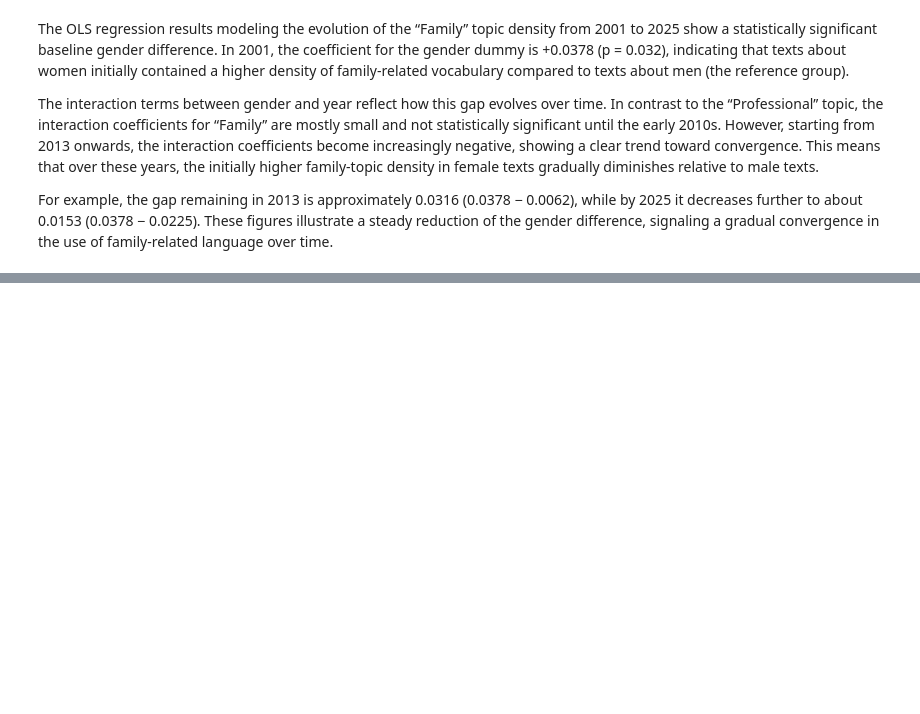
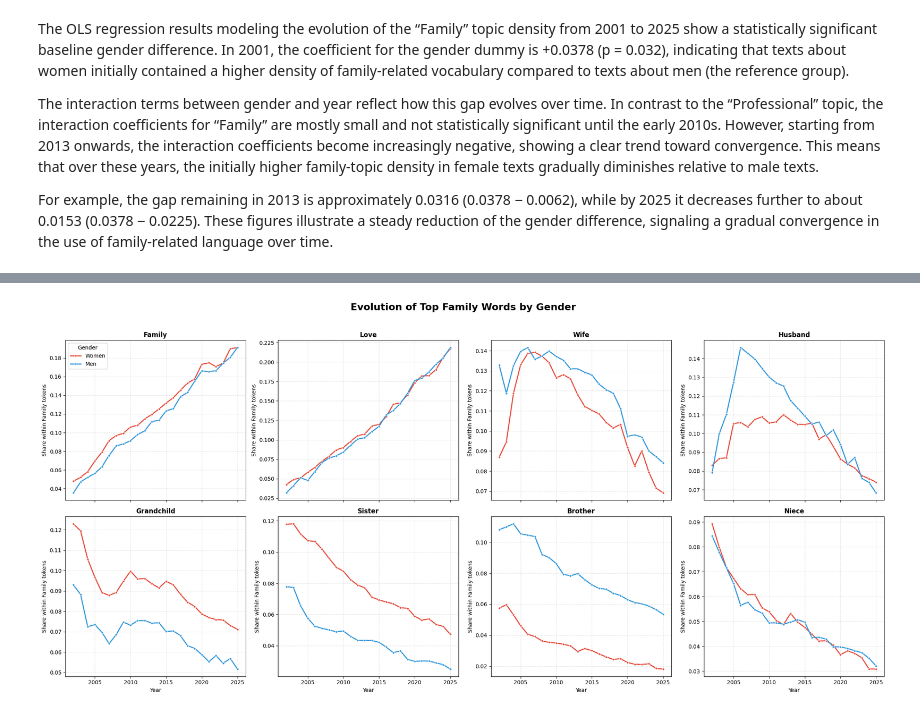
Before and after one commit to gallagelpi/text_minning, a Jupyter notebook: analysis.ipynb, the cells around one changed output, grey strips where cells are left out. Drawn from its saved outputs; the diff is of its cells as text; code cells hidden in the pictures; blank space fills up the shorter version.

```diff
--- a/analysis.ipynb
+++ b/analysis.ipynb
@@ -385,0 +563,88 @@ For example, the gap remaining in 2013 is approximately 0.0316 (0.0378 − 0.006
+# %%
+# Build a family-only vocabulary from the lemmatized theme dictionary.
+family_vocab = sorted(themes_lemma['Family'])
+
+family_records = []
+vectorizer_family = CountVectorizer(vocabulary=family_vocab)
+
+for year in years_sorted:
+    for g in ['F', 'M']:
+        texts = df.loc[(df['year'] == year) & (df['gender'] == g), 'text_clean'].fillna('')
+        if texts.empty:
+            continue
+
+        X = vectorizer_family.transform(texts)
+        counts = np.asarray(X.sum(axis=0)).ravel()
+        total_family_tokens = counts.sum()
+
+        for w, c in zip(family_vocab, counts):
+            if c > 0:
+                share = (c / total_family_tokens) if total_family_tokens > 0 else 0
+                family_records.append({
+                    'year': year,
+                    'gender': g,
+                    'word': w,
+                    'count': int(c),
+                    'share': share
+                })
+
+family_word_year = pd.DataFrame(family_records)
+
+# Select top words by total family counts across both genders and all years.
+top_n_family = 8
+top_family_words = (
+    family_word_year.groupby('word')['count']
+    .sum()
+    .sort_values(ascending=False)
+    .head(top_n_family)
+    .index
+)
+
+family_plot_df = family_word_year[family_word_year['word'].isin(top_family_words)].copy()
+family_plot_df['gender_label'] = family_plot_df['gender'].map({'M': 'Men', 'F': 'Women'})
+
+fig, axes = plt.subplots(2, 4, figsize=(22, 10), sharex=True)
+axes = axes.flatten()
+
+for i, w in enumerate(top_family_words):
+    ax = axes[i]
+    word_df = family_plot_df[family_plot_df['word'] == w]
+
+    sns.lineplot(
+        data=word_df,
+        x='year',
+        y='share',
+        hue='gender_label',
+        ax=ax,
+        palette={'Men': '#3498db', 'Women': '#e74c3c'},
+        marker='o',
+        linewidth=2,
+        markersize=4
+    )
+
+    ax.set_title(w.capitalize(), fontsize=12, fontweight='bold')
+    ax.set_ylabel('Share within Family tokens')
+    ax.set_xlabel('Year')
+    ax.grid(True, linestyle='--', alpha=0.35)
+
+    if i != 0:
+        ax.legend_.remove()
+
+if len(top_family_words) > 0:
+    axes[0].legend(title='Gender', loc='best')
+
+plt.suptitle('Evolution of Top Family Words by Gender', fontsize=18, fontweight='bold', y=1.02)
+plt.tight_layout()
+plt.savefig('paper/family_top_words_evolution.png', dpi=300, bbox_inches='tight')
+plt.show()
+
+display(
+    family_word_year.groupby(['gender', 'word'])['count']
+    .sum()
+    .reset_index()
+    .sort_values(['gender', 'count'], ascending=[True, False])
+    .groupby('gender')
+    .head(10)
+)
+# %% [output]
+[figure, added]
```
Also changed, not shown: parts of 16 cells of this notebook.
